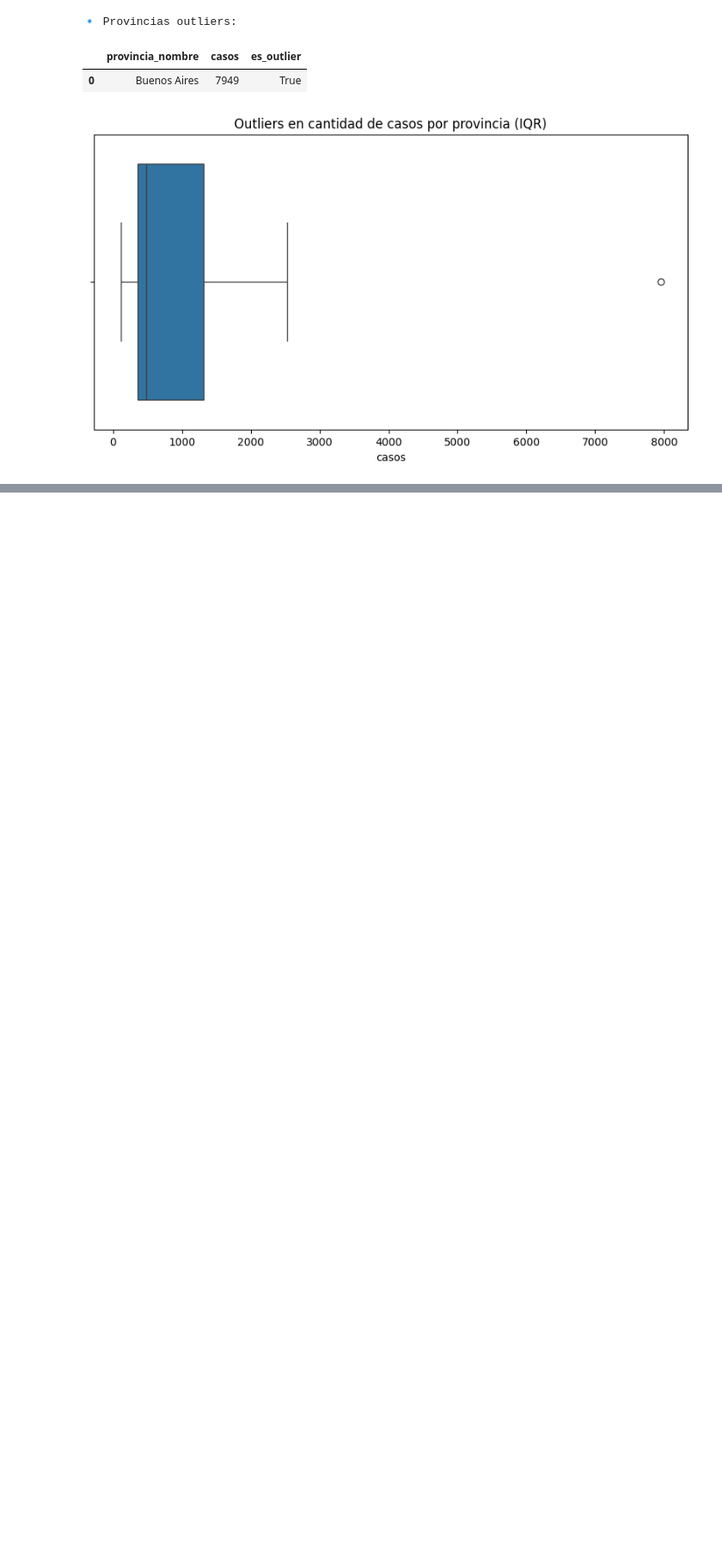
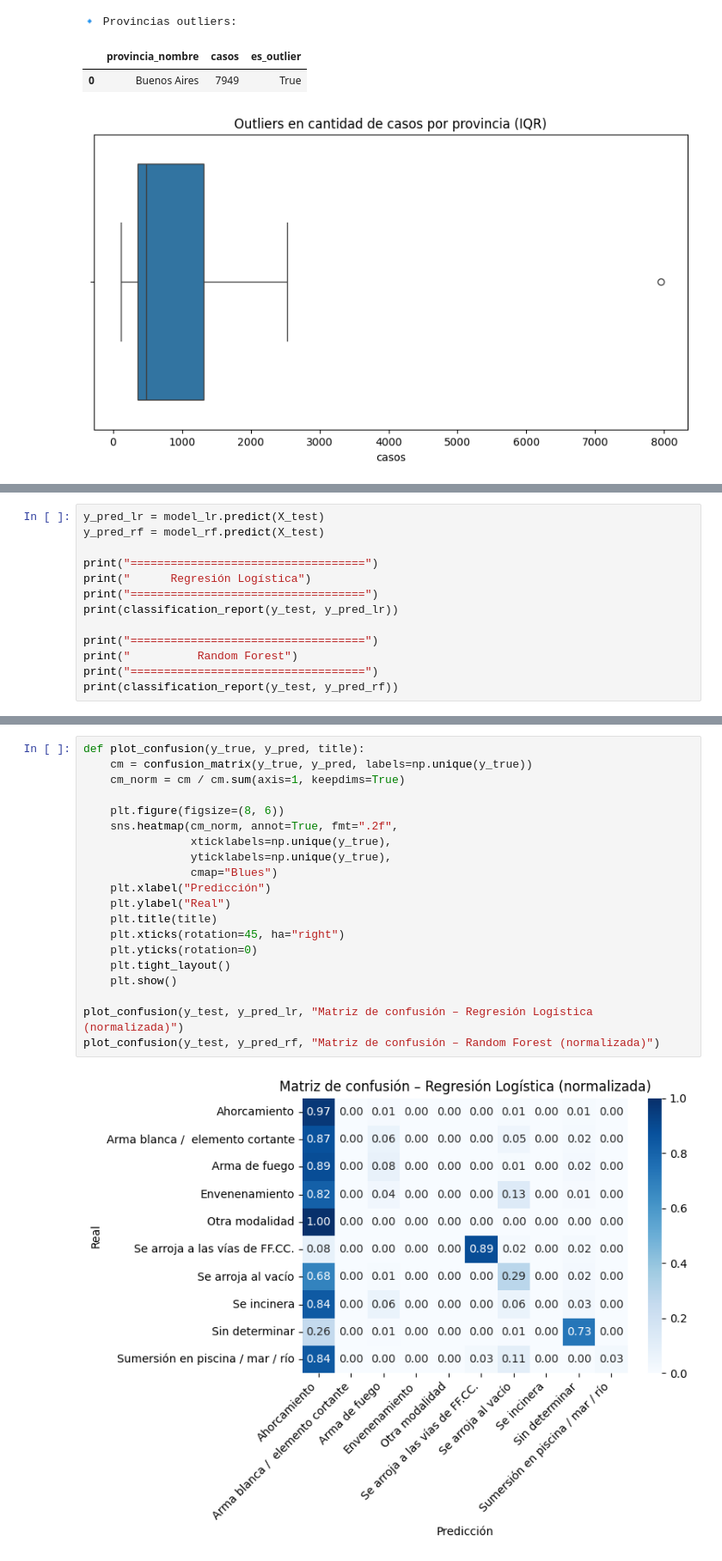
Before and after one commit to luckytas96-ux/Proyecto_DS_ParteI_Scalise, a Jupyter notebook: Copia_de_Proyecto_DS_ParteI_Scalise.ipynb, the cells around one changed output, grey strips where cells are left out. Shown at 86% size. Saved outputs shown, nothing was run; the diff lists cells and outputs as text; blank space fills up the shorter version.

```diff
--- a/Copia_de_Proyecto_DS_ParteI_Scalise.ipynb
+++ b/Copia_de_Proyecto_DS_ParteI_Scalise.ipynb
@@ -230,0 +364,13 @@ plt.show()
+# %%
+y_pred_lr = model_lr.predict(X_test)
+y_pred_rf = model_rf.predict(X_test)
+
+print("===================================")
+print("      Regresión Logística")
+print("===================================")
+print(classification_report(y_test, y_pred_lr))
+
+print("===================================")
+print("          Random Forest")
+print("===================================")
+print(classification_report(y_test, y_pred_rf))
@@ -230,0 +397,22 @@ plt.show()
+# %%
+def plot_confusion(y_true, y_pred, title):
+    cm = confusion_matrix(y_true, y_pred, labels=np.unique(y_true))
+    cm_norm = cm / cm.sum(axis=1, keepdims=True)
+
+    plt.figure(figsize=(8, 6))
+    sns.heatmap(cm_norm, annot=True, fmt=".2f",
+                xticklabels=np.unique(y_true),
+                yticklabels=np.unique(y_true),
+                cmap="Blues")
+    plt.xlabel("Predicción")
+    plt.ylabel("Real")
+    plt.title(title)
+    plt.xticks(rotation=45, ha="right")
+    plt.yticks(rotation=0)
+    plt.tight_layout()
+    plt.show()
+
+plot_confusion(y_test, y_pred_lr, "Matriz de confusión – Regresión Logística (normalizada)")
+plot_confusion(y_test, y_pred_rf, "Matriz de confusión – Random Forest (normalizada)")
+# %% [output]
+[figure, added]
```
Also changed, not shown: parts of 13 cells of this notebook.
